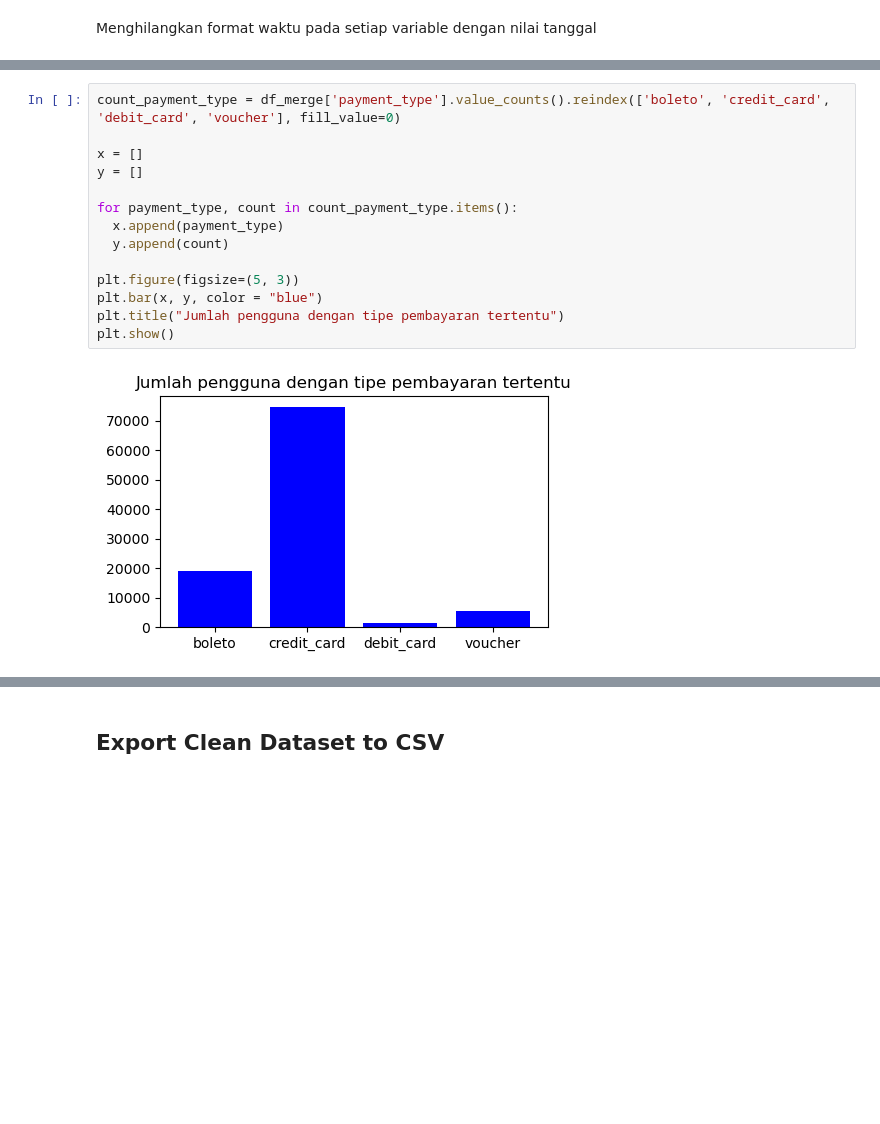
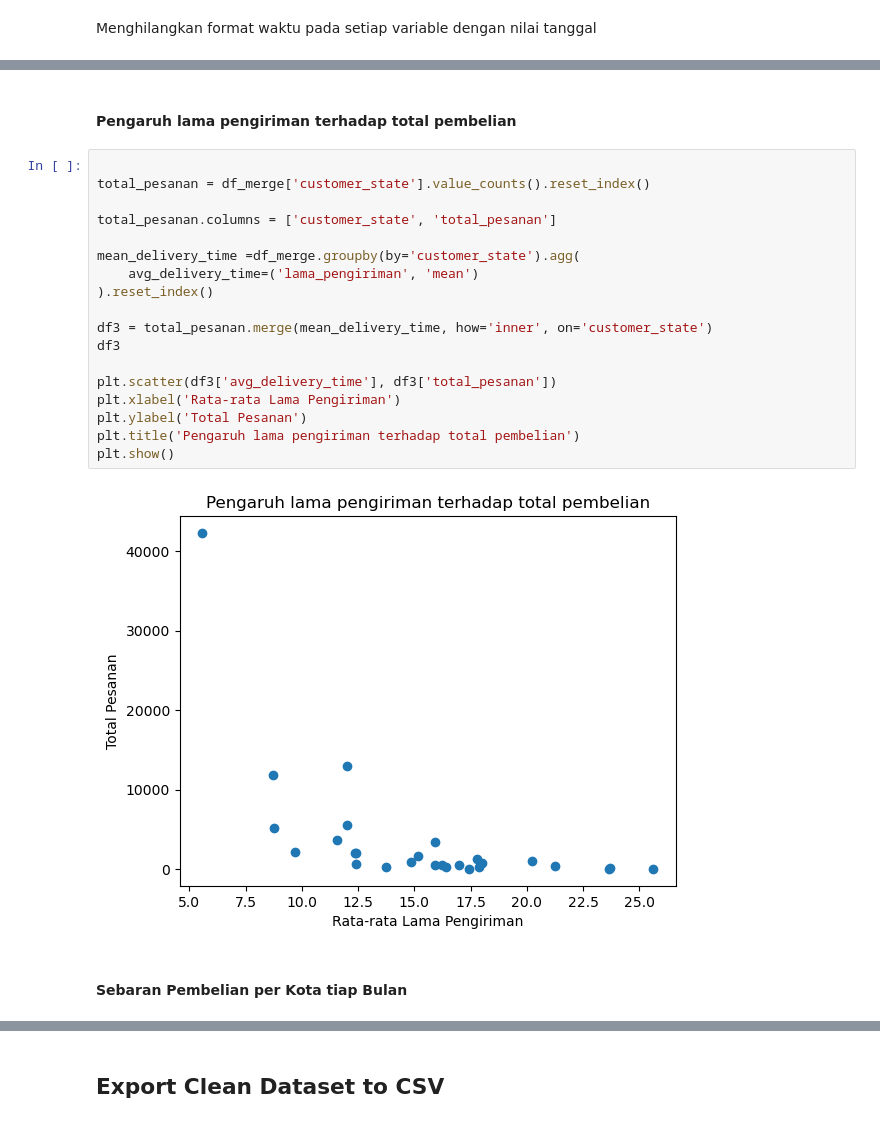
Before and after one commit to Az140304/submission_analisis_data, a Jupyter notebook: notebook.ipynb, the cells around one changed output, grey strips where cells are left out. Cells and saved outputs as stored; diff of their text form; blank space fills up the shorter version.

```diff
--- a/notebook.ipynb
+++ b/notebook.ipynb
@@ -343,16 +240,24 @@ plt.show()
-# %%
-count_payment_type = df_merge['payment_type'].value_counts().reindex(['boleto', 'credit_card', 'debit_card', 'voucher'], fill_value=0)
-
-x = []
-y = []
-
-for payment_type, count in count_payment_type.items():
-  x.append(payment_type)
-  y.append(count)
-
-plt.figure(figsize=(5, 3))
-plt.bar(x, y, color = "blue")
-plt.title("Jumlah pengguna dengan tipe pembayaran tertentu")
-plt.show()
-# %% [output]
-[figure, removed]
+# %% [markdown]
+#### Pengaruh lama pengiriman terhadap total pembelian
+# %%
+
+total_pesanan = df_merge['customer_state'].value_counts().reset_index()
+
+total_pesanan.columns = ['customer_state', 'total_pesanan']
+
+mean_delivery_time =df_merge.groupby(by='customer_state').agg(
+    avg_delivery_time=('lama_pengiriman', 'mean')
+).reset_index()
+
+df3 = total_pesanan.merge(mean_delivery_time, how='inner', on='customer_state')
+df3
+
+plt.scatter(df3['avg_delivery_time'], df3['total_pesanan'])
+plt.xlabel('Rata-rata Lama Pengiriman')
+plt.ylabel('Total Pesanan')
+plt.title('Pengaruh lama pengiriman terhadap total pembelian')
+plt.show()
+# %% [output]
+[figure, added]
+# %% [markdown]
+#### Sebaran Pembelian per Kota tiap Bulan
```
Also changed, not shown: parts of 51 cells of this notebook, 2 other files.
